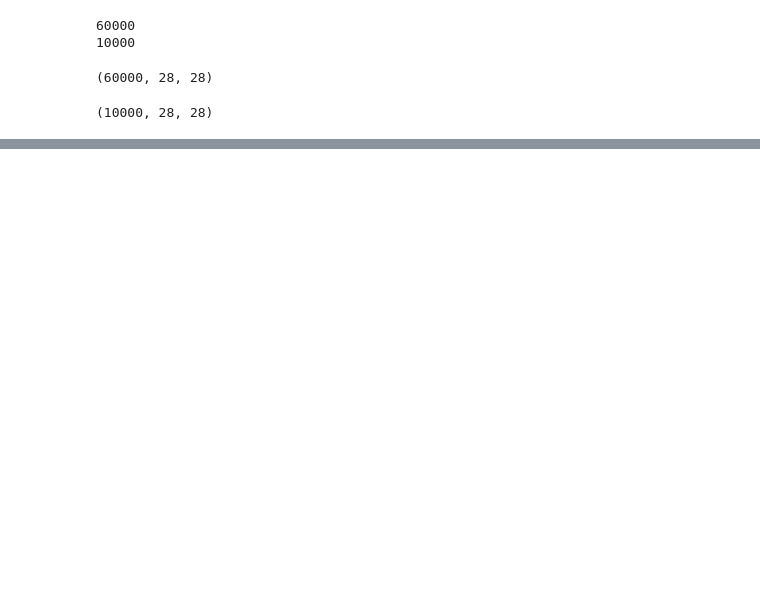
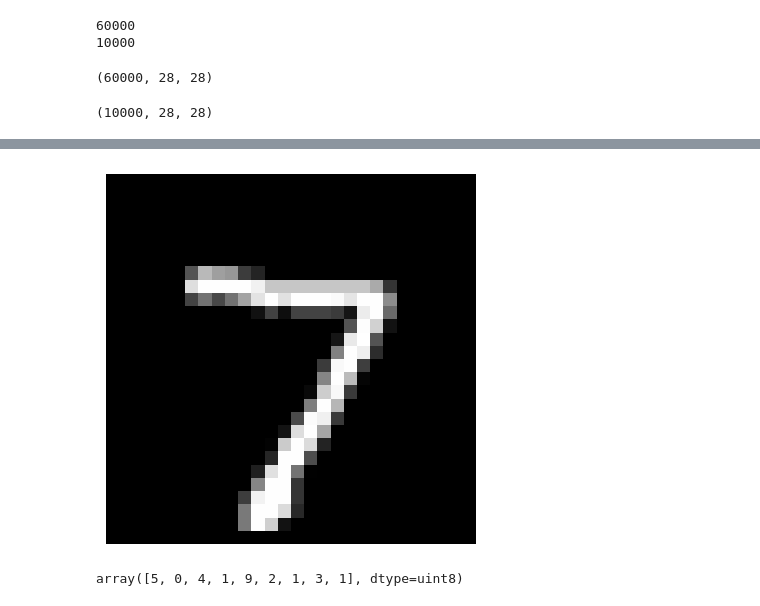
Before and after one commit to Ddasunsandeepa/DeepLearning-with-Tensorflow, a Jupyter notebook: Handwritten_Digits_Classification_DeepLearning_.ipynb, the cells around one changed output, grey strips where cells are left out. Saved outputs shown, nothing was run; the diff lists cells and outputs as text; code cells hidden in the pictures; blank space fills up the shorter version.

```diff
--- a/Handwritten_Digits_Classification_DeepLearning_.ipynb
+++ b/Handwritten_Digits_Classification_DeepLearning_.ipynb
@@ -27,0 +55,11 @@ X_test.shape
+# %%
+rgb = cv2.cvtColor(X_test[0], cv2.COLOR_GRAY2RGB)
+plt.imshow(rgb)
+plt.axis('off')
+plt.show()
+# %% [output]
+[figure, added]
+# %%
+Y_train[:9]
+# %% [output]
+array([5, 0, 4, 1, 9, 2, 1, 3, 1], dtype=uint8)
```
Also changed, not shown: parts of 15 cells of this notebook.
